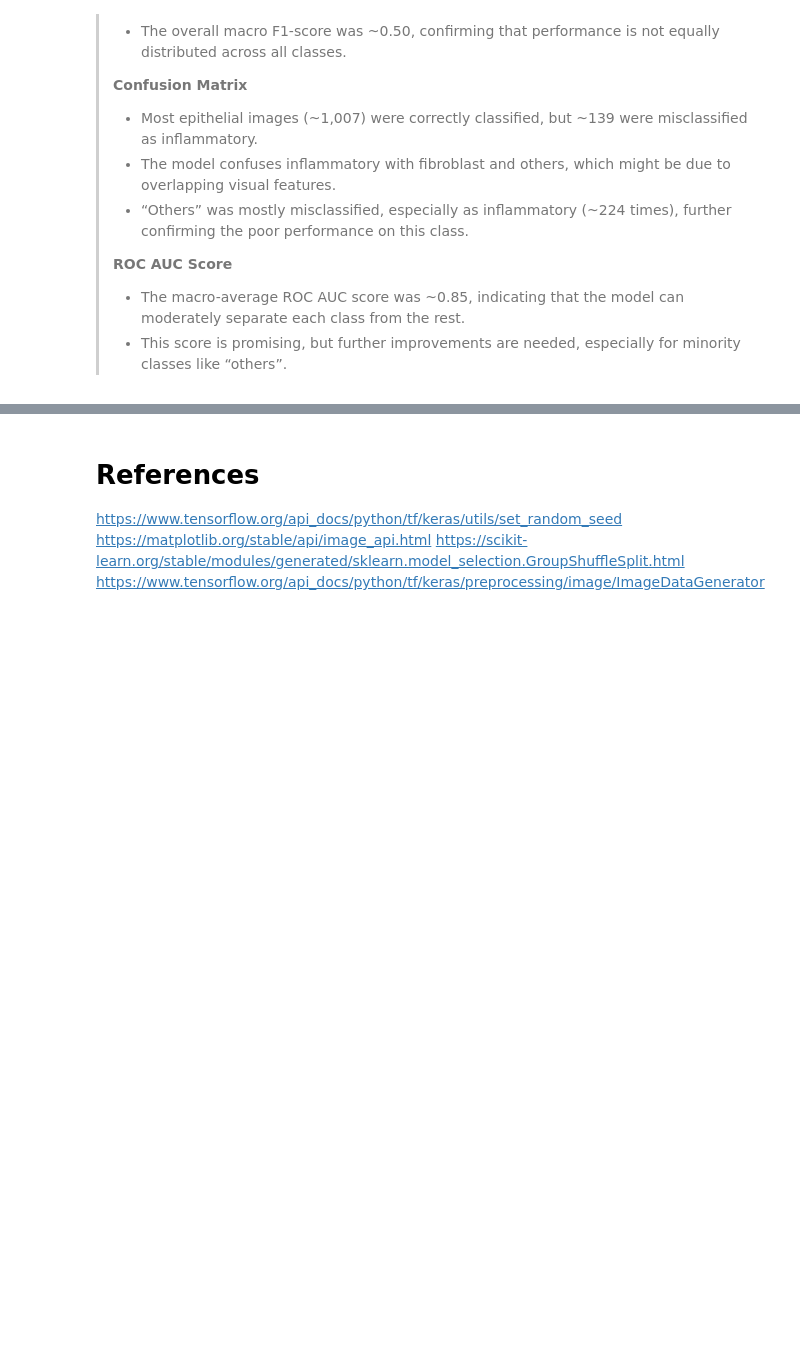
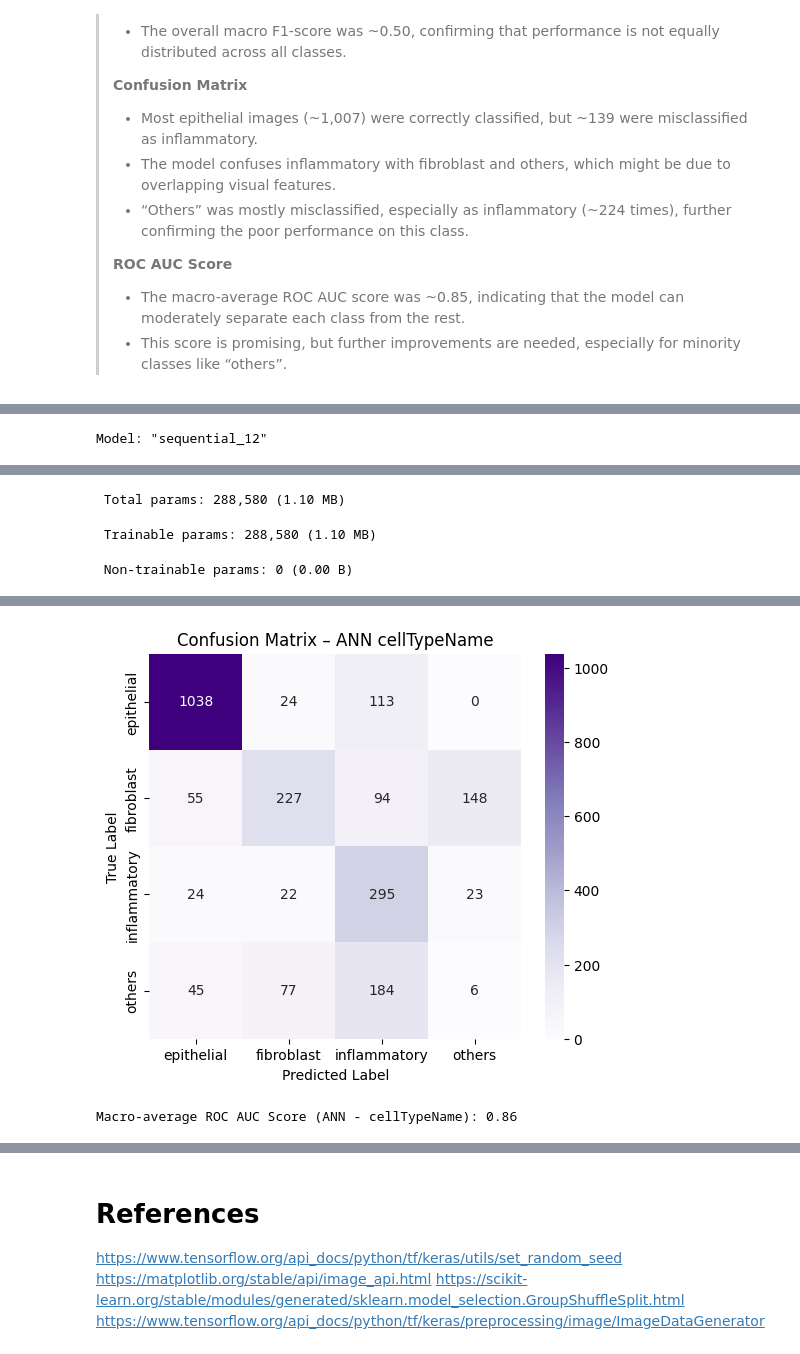
Before and after one commit to Shreyas-Shah30/Colon-Cancer-Histopathology-Image-Classification-ML-Project, a Jupyter notebook: s4005805_s3978268.ipynb, the cells around one changed output, grey strips where cells are left out. Cells and saved outputs as stored; diff of their text form; code cells hidden in the pictures; blank space fills up the shorter version.

Commit message:
ANN baseline and brief comparison with CNN baseline

```diff
--- a/s4005805_s3978268.ipynb
+++ b/s4005805_s3978268.ipynb
@@ -723,0 +956,70 @@ Macro-average ROC AUC Score (cellTypeName): 0.85
+# %%
+# -----------------------------------
+# Baseline ANN Model for cellTypeName Classification (Multi-Class)
+# -----------------------------------
+from tensorflow.keras.models import Sequential
+from tensorflow.keras.layers import Input, Flatten, Dense
+from tensorflow.keras.optimizers import Adam
+from tensorflow.keras.callbacks import EarlyStopping
+from tensorflow.keras.metrics import Precision, Recall
+from sklearn.metrics import classification_report, confusion_matrix, roc_auc_score
+from sklearn.preprocessing import label_binarize
+
+NUM_CLASSES = 4
+
+# Build the MLP
+model_ann_type = Sequential([
+    Input(shape=INPUT_SHAPE),
+    Flatten(),
+    Dense(128, activation='relu'),
+    Dense(64, activation='relu'),
+    Dense(NUM_CLASSES, activation='softmax')
+])
+
+model_ann_type.compile(
+    optimizer=Adam(learning_rate=0.001),
+    loss='categorical_crossentropy',
+    metrics=[Precision(name='precision'), Recall(name='recall')]
+)
+
+model_ann_type.summary()
+
+# Train
+history_ann_type = model_ann_type.fit(
+    train_generator,
+    validation_data=val_generator,
+    epochs=30,
+    callbacks=[early_stop]
+)
+
+# Predict on validation set
+y_prob_type_ann = model_ann_type.predict(val_generator)
+y_pred_type_ann = np.argmax(y_prob_type_ann, axis=1)
+y_true_type = val_generator.classes
+class_labels = list(val_generator.class_indices.keys())
+
+# Classification report
+print("Classification Report (ANN - cellTypeName):")
+print(classification_report(y_true_type, y_pred_type_ann, target_names=class_labels))
+
+# Confusion matrix
+cm_type_ann = confusion_matrix(y_true_type, y_pred_type_ann)
+plt.figure(figsize=(6, 5))
+sns.heatmap(cm_type_ann, annot=True, fmt='d', cmap='Purples',
+            xticklabels=class_labels, yticklabels=class_labels)
+plt.xlabel('Predicted Label')
+plt.ylabel('True Label')
+plt.title('Confusion Matrix – ANN cellTypeName')
+plt.show()
+
+# Macro-average ROC AUC
+y_true_binarized = label_binarize(y_true_type, classes=list(range(NUM_CLASSES)))
+roc_auc_type_ann = roc_auc_score(
+    y_true_binarized,
+    y_prob_type_ann,
+    average='macro',
+    multi_class='ovr'
+)
+print(f"Macro-average ROC AUC Score (ANN - cellTypeName): {roc_auc_type_ann:.2f}")
+# %% [output]
+Model: "sequential_12"
@@ -723,0 +1037,3 @@ Macro-average ROC AUC Score (cellTypeName): 0.85
+ Total params: 288,580 (1.10 MB)
+ Trainable params: 288,580 (1.10 MB)
+ Non-trainable params: 0 (0.00 B)
@@ -723,0 +1057,2 @@ Macro-average ROC AUC Score (cellTypeName): 0.85
+[figure, added]
+Macro-average ROC AUC Score (ANN - cellTypeName): 0.86
```
Also changed, not shown: parts of 12 cells of this notebook.
